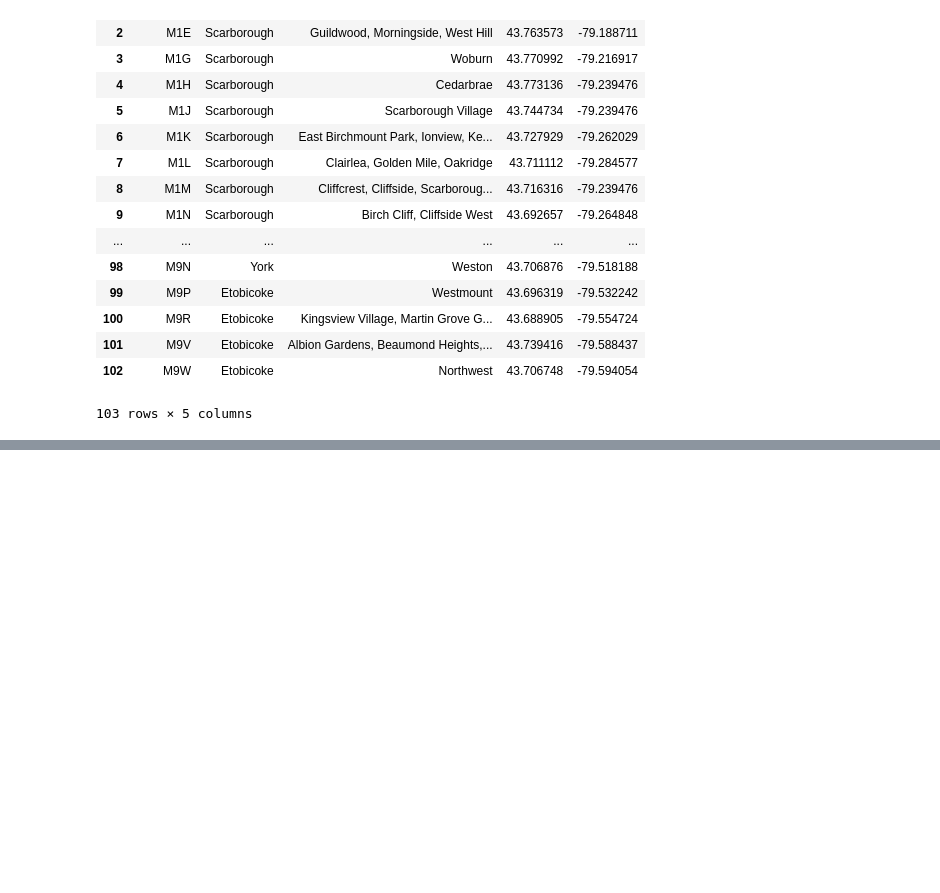
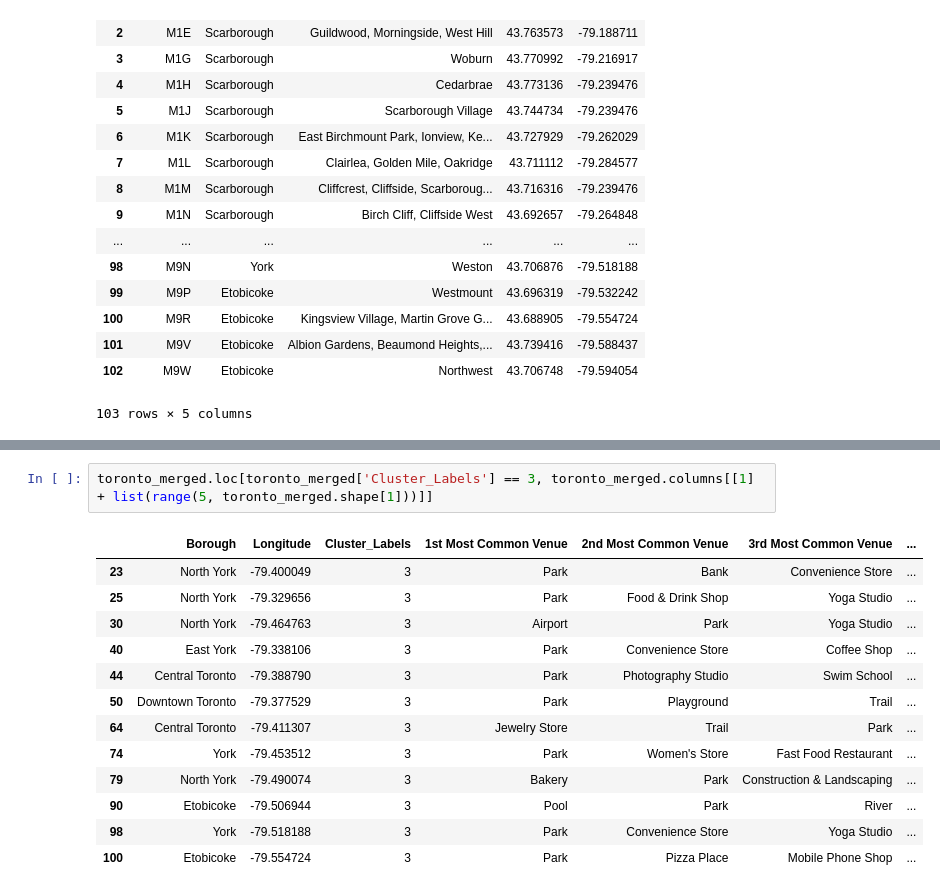
Before and after one commit to makiluke/Coursera_Capstone, a Jupyter notebook: Segmenting and Clustering Neighborhoods.ipynb, the cells around one changed output, grey strips where cells are left out. Cells and saved outputs as stored; diff of their text form; blank space fills up the shorter version.

```diff
--- a/Segmenting and Clustering Neighborhoods.ipynb
+++ b/Segmenting and Clustering Neighborhoods.ipynb
@@ -175,0 +640,16 @@ df.drop(columns = ['Postal Code'])
+# %%
+toronto_merged.loc[toronto_merged['Cluster_Labels'] == 3, toronto_merged.columns[[1] + list(range(5, toronto_merged.shape[1]))]]
+# %% [output]
+|  | Borough | Longitude | Cluster_Labels | 1st Most Common Venue | 2nd Most Common Venue | 3rd Most Common Venue | ... |
+| 23 | North York | -79.400049 | 3 | Park | Bank | Convenience Store | ... |
+| 25 | North York | -79.329656 | 3 | Park | Food & Drink Shop | Yoga Studio | ... |
+| 30 | North York | -79.464763 | 3 | Airport | Park | Yoga Studio | ... |
+| 40 | East York | -79.338106 | 3 | Park | Convenience Store | Coffee Shop | ... |
+| 44 | Central Toronto | -79.388790 | 3 | Park | Photography Studio | Swim School | ... |
+| 50 | Downtown Toronto | -79.377529 | 3 | Park | Playground | Trail | ... |
+| 64 | Central Toronto | -79.411307 | 3 | Jewelry Store | Trail | Park | ... |
+| 74 | York | -79.453512 | 3 | Park | Women's Store | Fast Food Restaurant | ... |
+| 79 | North York | -79.490074 | 3 | Bakery | Park | Construction & Landscaping | ... |
+| 90 | Etobicoke | -79.506944 | 3 | Pool | Park | River | ... |
+| 98 | York | -79.518188 | 3 | Park | Convenience Store | Yoga Studio | ... |
+| 100 | Etobicoke | -79.554724 | 3 | Park | Pizza Place | Mobile Phone Shop | ... |
```
Also changed, not shown: parts of 38 cells of this notebook.
